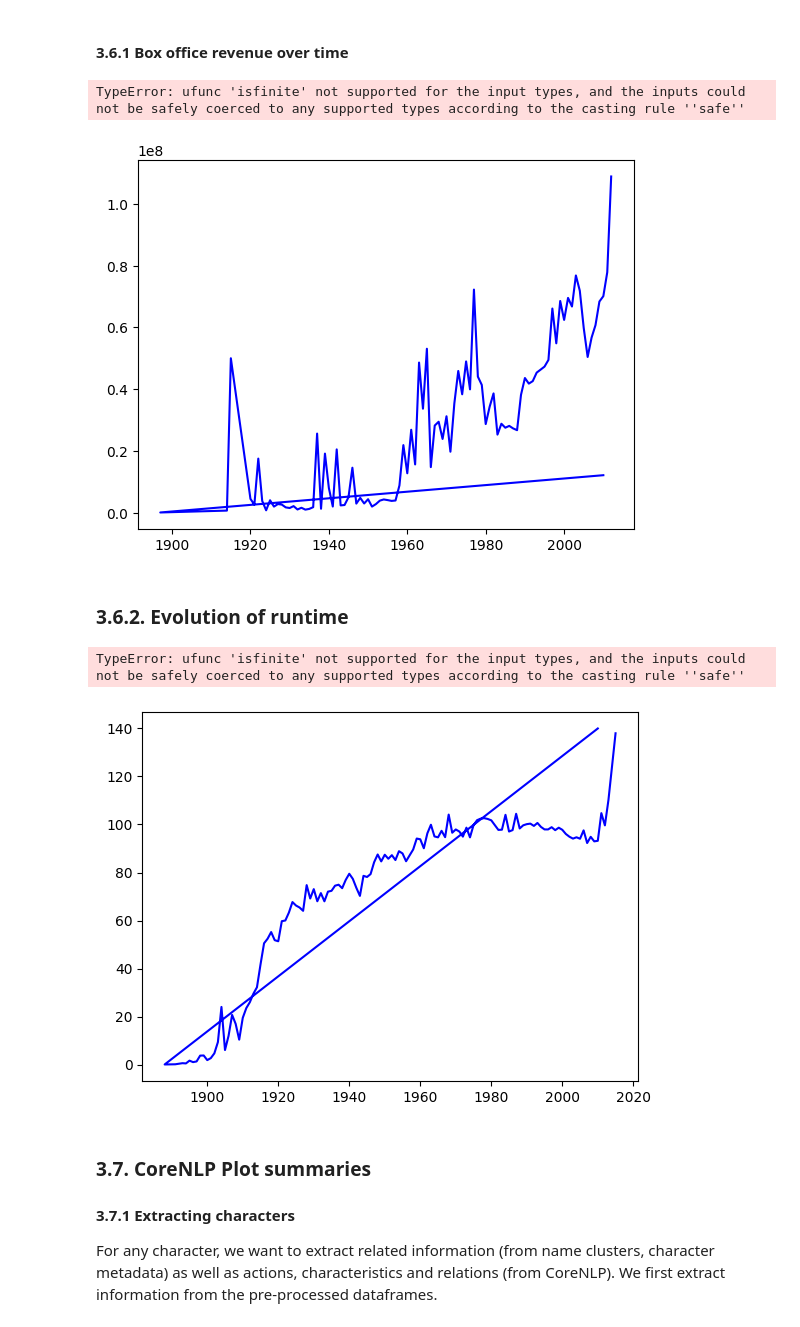
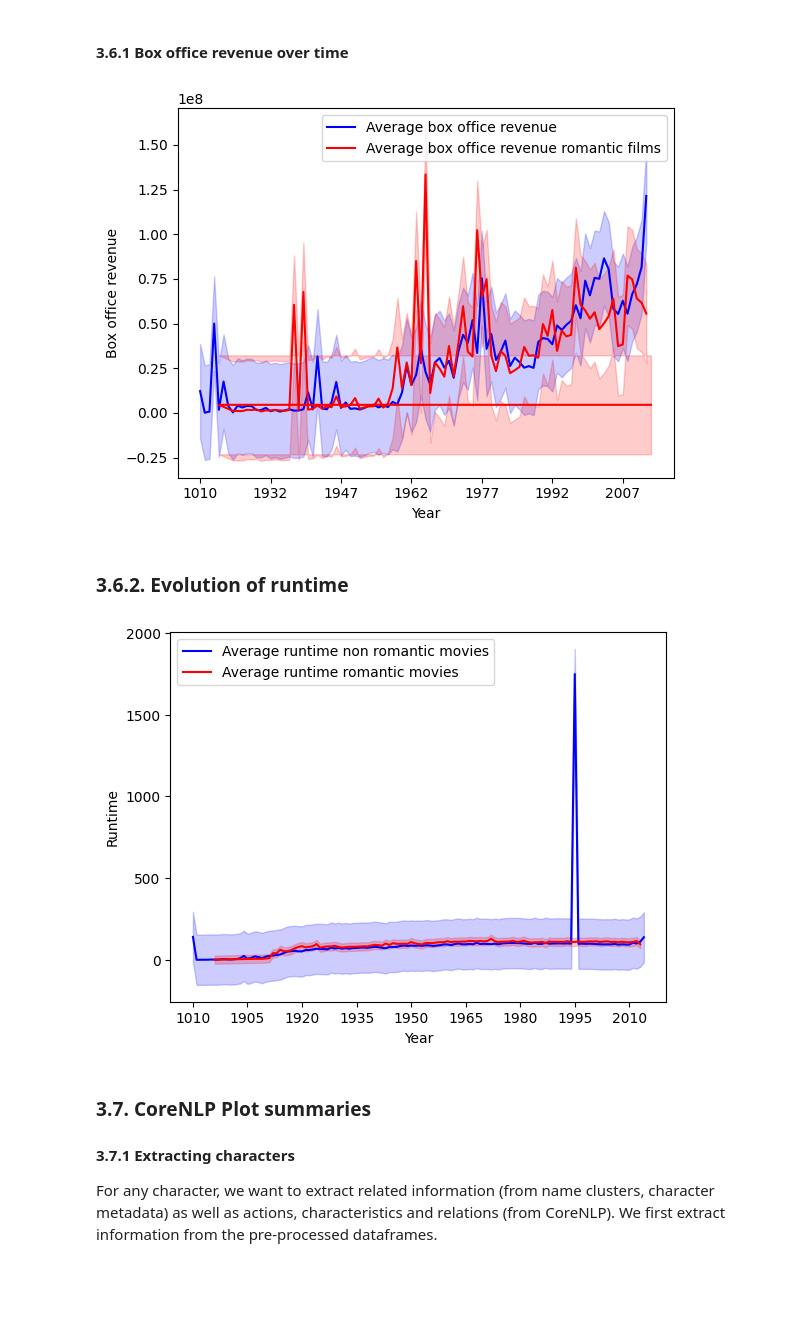
Before and after one commit to epfl-ada/ada-2022-project-toestewbrr, a Jupyter notebook: data_preprocessing.ipynb, the cells around one changed output. Drawn from its saved outputs; the diff is of its cells as text; code cells hidden in the pictures; blank space fills up the shorter version.

```diff
--- a/data_preprocessing.ipynb
+++ b/data_preprocessing.ipynb
@@ -131,0 +79,3 @@ movie_df
+# %%
+movie_df = load_movie_df()
+movie_df
@@ -410,24 +330,23 @@ print(values[counts.argsort()[-5:][::-1]])
 # %% [markdown]
 #### 3.6.1 Box office revenue over time
 # %%
-##year_box_office = non_romance[['Release date', 'Box office revenue']].dropna()
-year_box_office = movie_df[['Release date', 'Box office revenue']].dropna()
+year_box_office = non_romance_movies[['Release date', 'Box office revenue']].dropna()
+#year_box_office = movie_df[['Release date', 'Box office revenue']].dropna()
 year_box_office_romance = romance_movies[['Release date', 'Box office revenue']].dropna()
 yearly_revenue_total = year_box_office.groupby('Release date').mean()
 yearly_revenue_romance = year_box_office_romance.groupby('Release date').mean()
 plt.plot(yearly_revenue_total.index, yearly_revenue_total['Box office revenue'],'b-',  label = 'Average box office revenue')
 plt.fill_between(yearly_revenue_total.index, yearly_revenue_total['Box office revenue'] - yearly_revenue_total['Box office revenue'].std(), yearly_revenue_total['Box office revenue'] + yearly_revenue_total['Box office revenue'].std(), color='blue', alpha=0.2)
 plt.plot(yearly_revenue_romance.index, yearly_revenue_romance['Box office revenue'],'r-',  label = 'Average box office revenue romantic films')
 plt.fill_between(yearly_revenue_romance.index, yearly_revenue_romance['Box office revenue'] - yearly_revenue_romance['Box office revenue'].std(), yearly_revenue_romance['Box office revenue'] + yearly_revenue_romance['Box office revenue'].std(), color='red', alpha=0.2)
 plt.legend()
 ax = plt.gca()
 plt.ylabel('Box office revenue')
 plt.xlabel('Year')
 ax.xaxis.set_major_locator(plt.MaxNLocator(10))
 plt.show()
 # %% [output]
-TypeError: ufunc 'isfinite' not supported for the input types, and the inputs could not be safely coerced to any supported types according to the casting rule ''safe''
-[figure, old version]
+[figure, new version]
 # %% [markdown]
 ### 3.6.2. Evolution of runtime
 # %%
@@ -444,8 +363,7 @@ plt.xlabel('Year')
 ax.xaxis.set_major_locator(plt.MaxNLocator(10))
 plt.show()
 # %% [output]
-TypeError: ufunc 'isfinite' not supported for the input types, and the inputs could not be safely coerced to any supported types according to the casting rule ''safe''
-[figure, old version]
+[figure, new version]
 # %% [markdown]
 ### 3.7. CoreNLP Plot summaries
 
```
Also changed, not shown: parts of 22 cells of this notebook, 6 other files.
